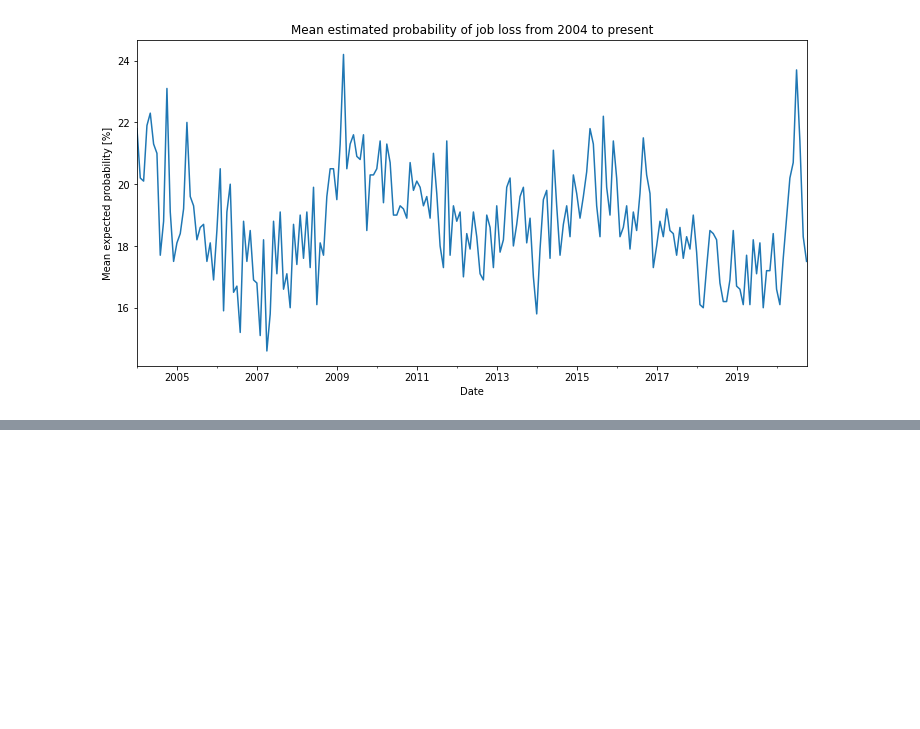
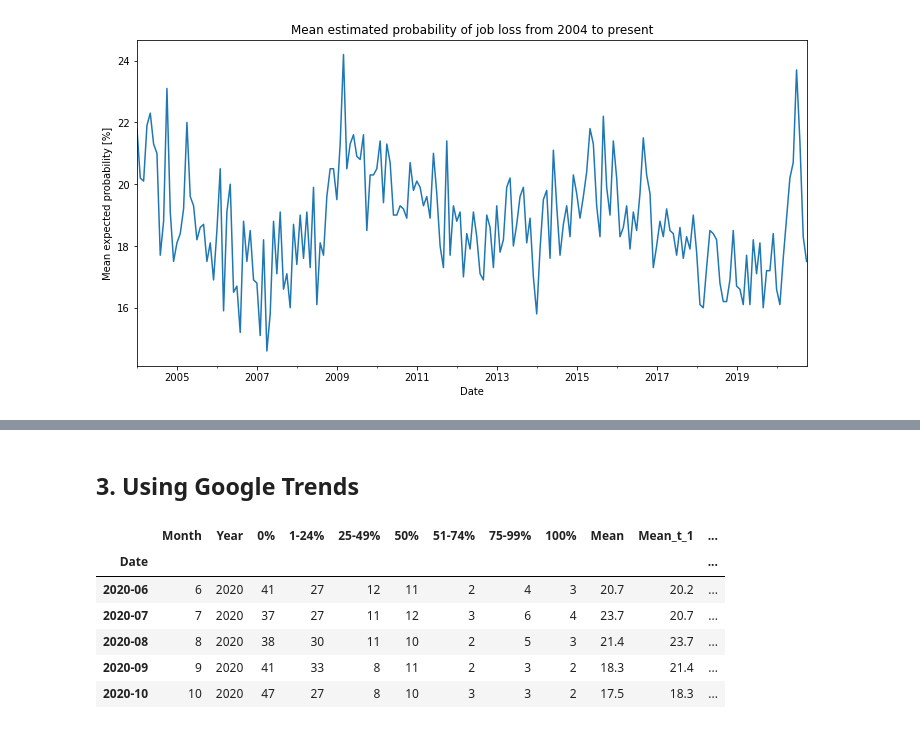
Before and after one commit to epfl-ada/ada-2020-project-milestone-p3-p3_datanalyzers, a Jupyter notebook: creative_extension.ipynb, the cells around one changed output, grey strips where cells are left out. Saved outputs shown, nothing was run; the diff lists cells and outputs as text; code cells hidden in the pictures; blank space fills up the shorter version.

```diff
--- a/creative_extension.ipynb
+++ b/creative_extension.ipynb
@@ -109,0 +197,16 @@ $y_t = \beta_1 y_{t-1} + \beta_1 y_{t-1} + \epsilon_t \tag{1}$
+# %% [markdown]
+## 3. Using Google Trends
+# %%
+trends = pd.read_csv('data/trends.csv', index_col = 'Date')
+trends.index = pd.DatetimeIndex(trends.index).to_period('M')
+
+df_full = pd.merge(df, trends, left_index=True, right_index=True)
+df_full.tail()
+# %% [output]
+|  | Month | Year | 0% | 1-24% | 25-49% | 50% | 51-74% | 75-99% | 100% | Mean | Mean_t_1 | ... |
+| Date |  |  |  |  |  |  |  |  |  |  |  | ... |
+| 2020-06 | 6 | 2020 | 41 | 27 | 12 | 11 | 2 | 4 | 3 | 20.7 | 20.2 | ... |
+| 2020-07 | 7 | 2020 | 37 | 27 | 11 | 12 | 3 | 6 | 4 | 23.7 | 20.7 | ... |
+| 2020-08 | 8 | 2020 | 38 | 30 | 11 | 10 | 2 | 5 | 3 | 21.4 | 23.7 | ... |
+| 2020-09 | 9 | 2020 | 41 | 33 | 8 | 11 | 2 | 3 | 2 | 18.3 | 21.4 | ... |
+| 2020-10 | 10 | 2020 | 47 | 27 | 8 | 10 | 3 | 3 | 2 | 17.5 | 18.3 | ... |
```
Also changed, not shown: parts of 9 cells of this notebook.
